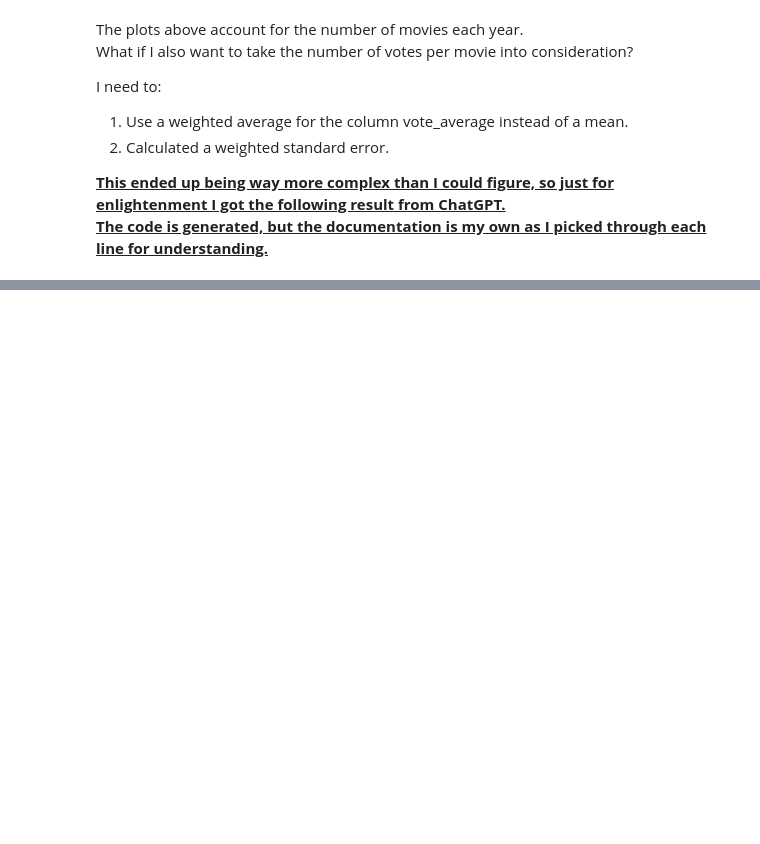
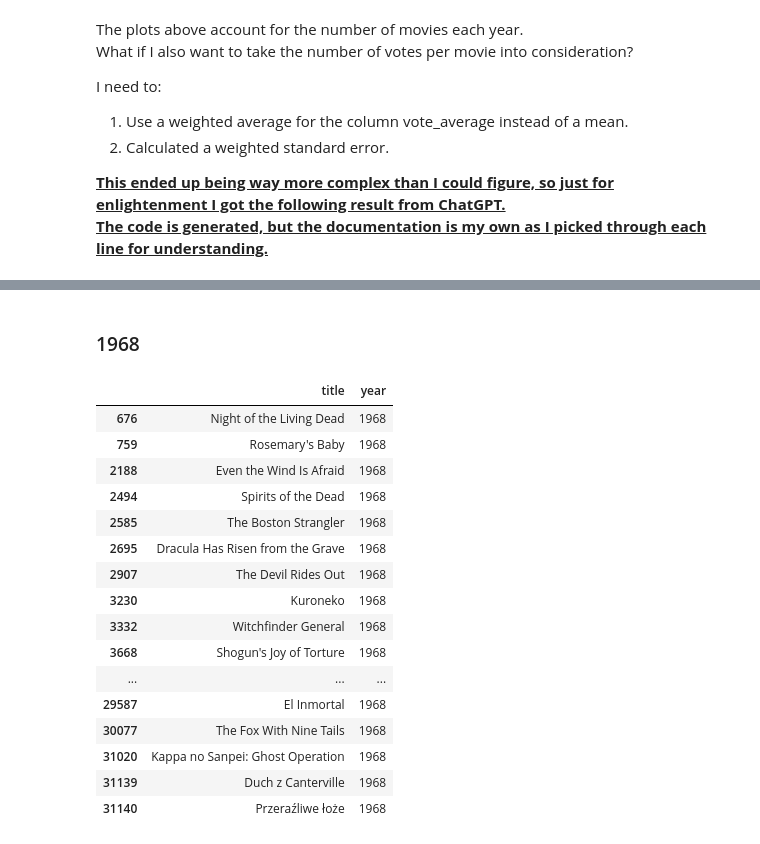
Before and after one commit to ashley-skidmore/horror_movie_playground, a Jupyter notebook: notebooks/horror_by_year.ipynb, the cells around one changed output, grey strips where cells are left out. Drawn from its saved outputs; the diff is of its cells as text; code cells hidden in the pictures; blank space fills up the shorter version.

```diff
--- a/notebooks/horror_by_year.ipynb
+++ b/notebooks/horror_by_year.ipynb
@@ -406,0 +467,25 @@ plt.show()
+# %% [markdown]
+### 1968
+# %%
+#Let's just display them separately then.
+
+movies_1968 = horror_movies[horror_movies['year'] == 1968]
+movies_1968[['title', 'year']]
+# %% [output]
+|  | title | year |
+| 676 | Night of the Living Dead | 1968 |
+| 759 | Rosemary's Baby | 1968 |
+| 2188 | Even the Wind Is Afraid | 1968 |
+| 2494 | Spirits of the Dead | 1968 |
+| 2585 | The Boston Strangler | 1968 |
+| 2695 | Dracula Has Risen from the Grave | 1968 |
+| 2907 | The Devil Rides Out | 1968 |
+| 3230 | Kuroneko | 1968 |
+| 3332 | Witchfinder General | 1968 |
+| 3668 | Shogun's Joy of Torture | 1968 |
+| ... | ... | ... |
+| 29587 | El Inmortal | 1968 |
+| 30077 | The Fox With Nine Tails | 1968 |
+| 31020 | Kappa no Sanpei: Ghost Operation | 1968 |
+| 31139 | Duch z Canterville | 1968 |
+| 31140 | Przeraźliwe łoże | 1968 |
```
Also changed, not shown: parts of 17 cells of this notebook.
